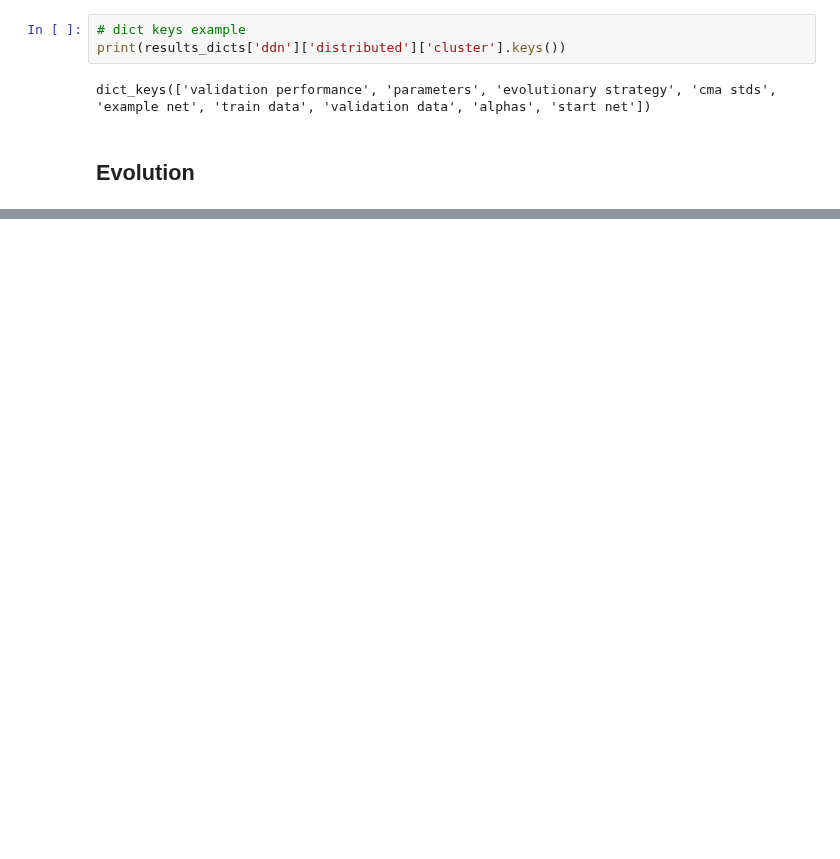
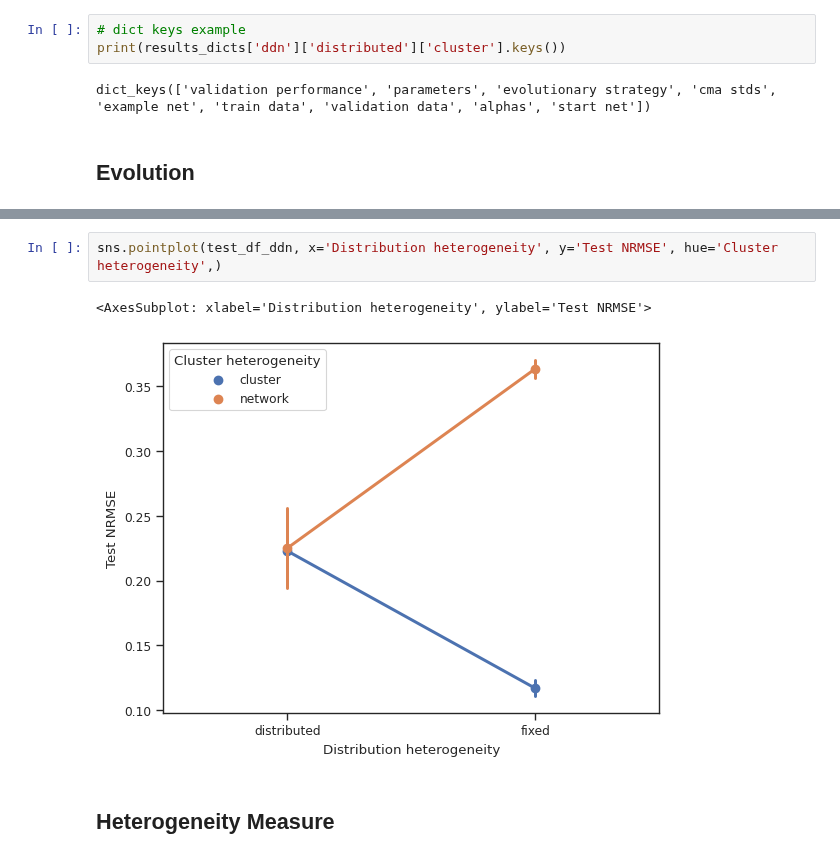
Before and after one commit to StefanIacob/DDN-public, a Jupyter notebook: analysis.ipynb, the cells around one changed output, grey strips where cells are left out. Drawn from its saved outputs; the diff is of its cells as text; blank space fills up the shorter version.

```diff
--- a/analysis.ipynb
+++ b/analysis.ipynb
@@ -106,0 +191,7 @@ plt.legend()
+# %%
+sns.pointplot(test_df_ddn, x='Distribution heterogeneity', y='Test NRMSE', hue='Cluster heterogeneity',)
+# %% [output]
+<AxesSubplot: xlabel='Distribution heterogeneity', ylabel='Test NRMSE'>
+[figure, added]
+# %% [markdown]
+## Heterogeneity Measure
```
Also changed, not shown: parts of 14 cells of this notebook, 17 other files.
